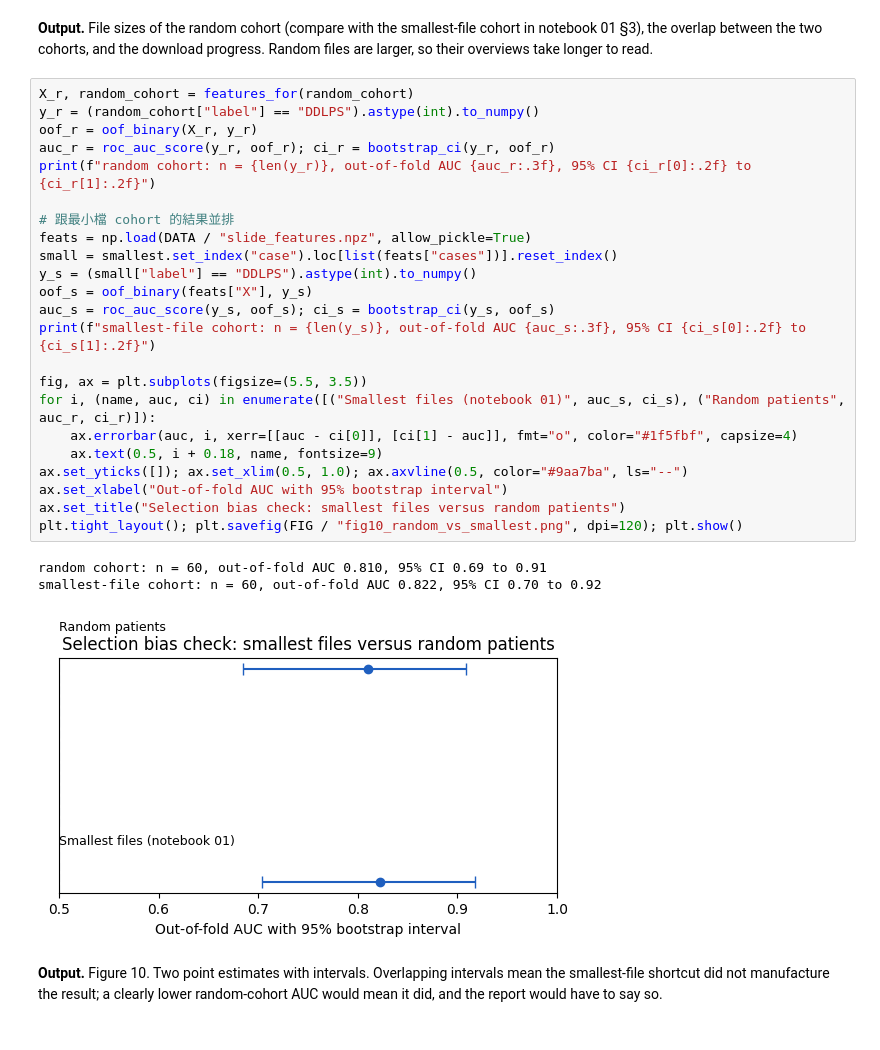
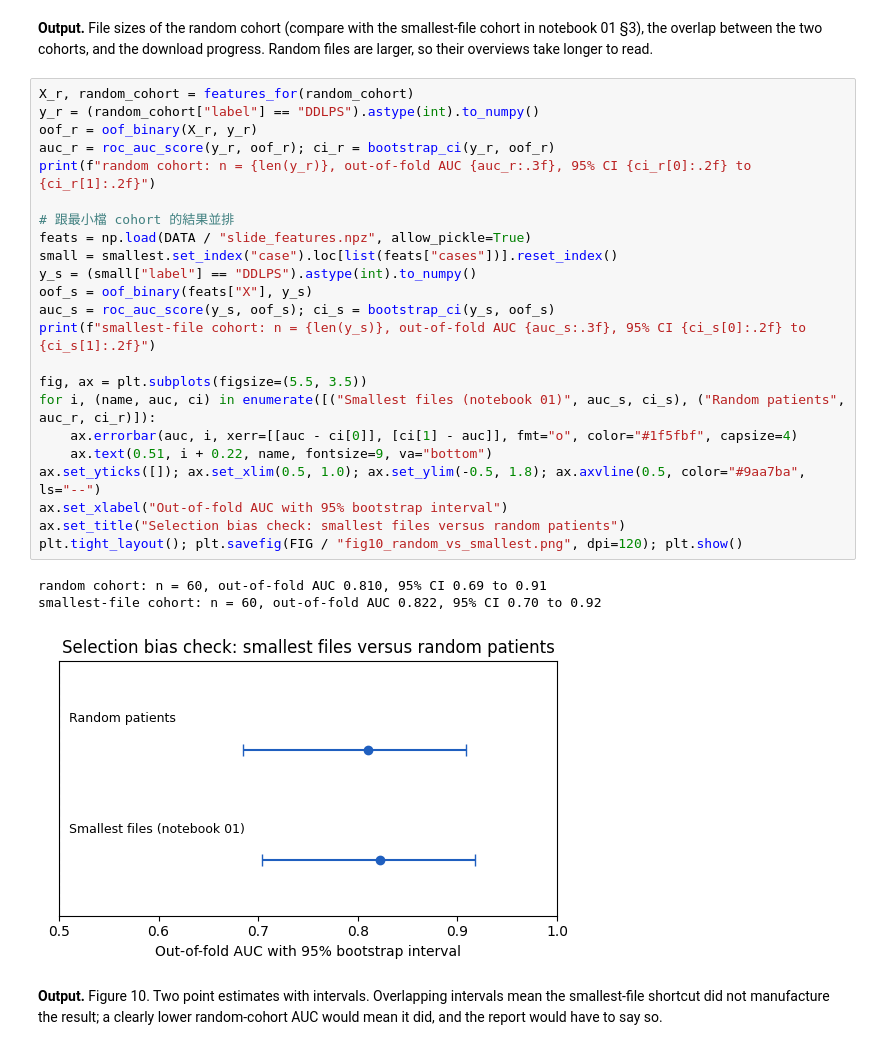
Before and after one commit to Iressa8655/ai-ortho-msk-hackathon-2026, a Jupyter notebook: technical/05_more_data_checks.ipynb, the cells around one changed output. Saved outputs shown, nothing was run; the diff lists cells and outputs as text.

Commit message:
Figure label spacing in notebooks 05 and 07
Co-Authored-By: Claude Fable 5.1 <noreply@anthropic.com>

```diff
--- a/technical/05_more_data_checks.ipynb
+++ b/technical/05_more_data_checks.ipynb
@@ -151,30 +151,30 @@ read.
 # %%
 X_r, random_cohort = features_for(random_cohort)
 y_r = (random_cohort["label"] == "DDLPS").astype(int).to_numpy()
 oof_r = oof_binary(X_r, y_r)
 auc_r = roc_auc_score(y_r, oof_r); ci_r = bootstrap_ci(y_r, oof_r)
 print(f"random cohort: n = {len(y_r)}, out-of-fold AUC {auc_r:.3f}, 95% CI {ci_r[0]:.2f} to {ci_r[1]:.2f}")
 
 # 跟最小檔 cohort 的結果並排
 feats = np.load(DATA / "slide_features.npz", allow_pickle=True)
 small = smallest.set_index("case").loc[list(feats["cases"])].reset_index()
 y_s = (small["label"] == "DDLPS").astype(int).to_numpy()
 oof_s = oof_binary(feats["X"], y_s)
 auc_s = roc_auc_score(y_s, oof_s); ci_s = bootstrap_ci(y_s, oof_s)
 print(f"smallest-file cohort: n = {len(y_s)}, out-of-fold AUC {auc_s:.3f}, 95% CI {ci_s[0]:.2f} to {ci_s[1]:.2f}")
 
 fig, ax = plt.subplots(figsize=(5.5, 3.5))
 for i, (name, auc, ci) in enumerate([("Smallest files (notebook 01)", auc_s, ci_s), ("Random patients", auc_r, ci_r)]):
     ax.errorbar(auc, i, xerr=[[auc - ci[0]], [ci[1] - auc]], fmt="o", color="#1f5fbf", capsize=4)
-    ax.text(0.5, i + 0.18, name, fontsize=9)
-ax.set_yticks([]); ax.set_xlim(0.5, 1.0); ax.axvline(0.5, color="#9aa7ba", ls="--")
+    ax.text(0.51, i + 0.22, name, fontsize=9, va="bottom")
+ax.set_yticks([]); ax.set_xlim(0.5, 1.0); ax.set_ylim(-0.5, 1.8); ax.axvline(0.5, color="#9aa7ba", ls="--")
 ax.set_xlabel("Out-of-fold AUC with 95% bootstrap interval")
 ax.set_title("Selection bias check: smallest files versus random patients")
 plt.tight_layout(); plt.savefig(FIG / "fig10_random_vs_smallest.png", dpi=120); plt.show()
 # %% [output]
 random cohort: n = 60, out-of-fold AUC 0.810, 95% CI 0.69 to 0.91
 smallest-file cohort: n = 60, out-of-fold AUC 0.822, 95% CI 0.70 to 0.92
-[figure, old version]
+[figure, new version]
 # %% [markdown]
 **Output.** Figure 10. Two point estimates with intervals. Overlapping
 intervals mean the smallest-file shortcut did not manufacture the result;
```
Also changed, not shown: parts of 1 cell of this notebook, 6 other files.
